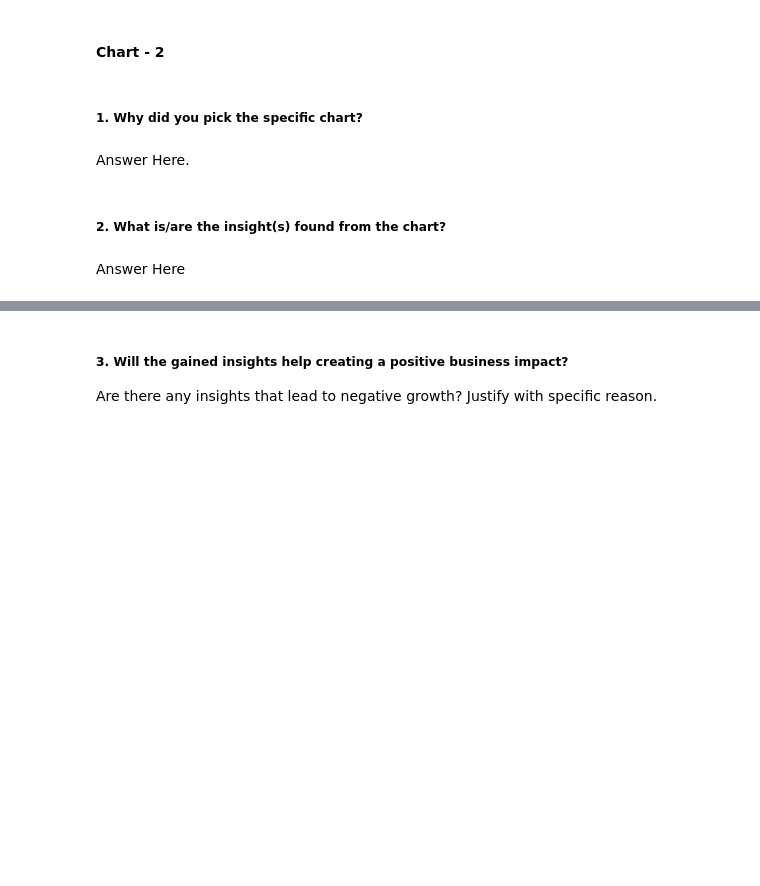
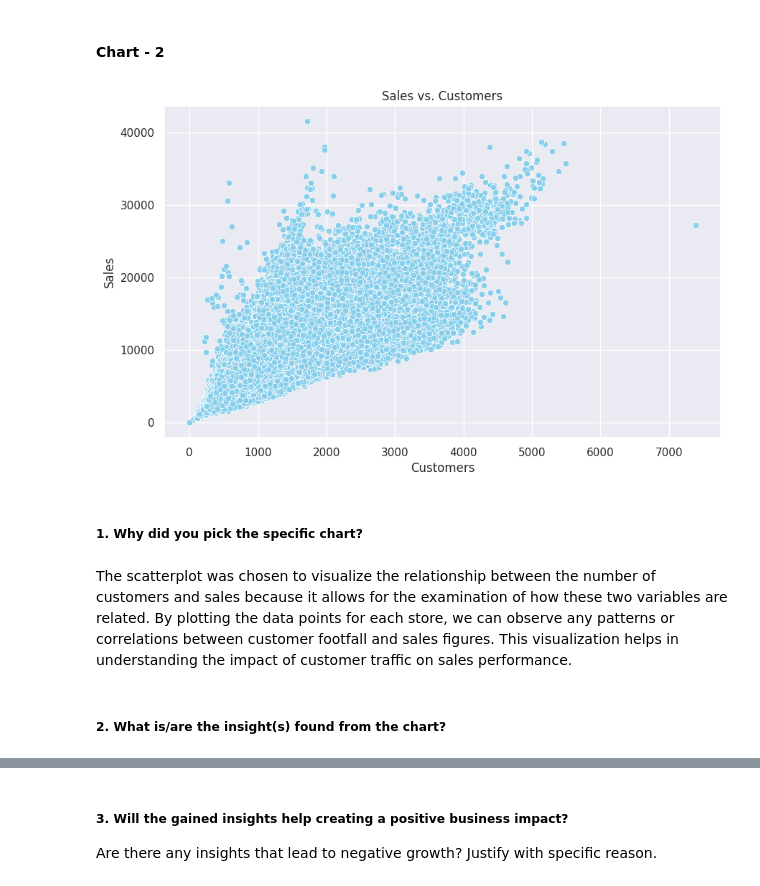
Before and after one commit to dipakpatil2001/Regression-Project-Retail_Sales_Prediction, a Jupyter notebook: Regression_Project_Retail_Sales_Prediction.ipynb, the cells around one changed output, grey strips where cells are left out. Drawn from its saved outputs; the diff is of its cells as text; code cells hidden in the pictures; blank space fills up the shorter version.

```diff
--- a/Regression_Project_Retail_Sales_Prediction.ipynb
+++ b/Regression_Project_Retail_Sales_Prediction.ipynb
@@ -398,8 +666,17 @@ Answer Here
+# %%
+# Chart - 2 visualization code
+# Visualize the relationship between 'Sales' and 'Customers'
+plt.figure(figsize=(10, 6))
+sns.scatterplot(data=total_df, x='Customers', y='Sales', color='skyblue')
+plt.title('Sales vs. Customers')
+plt.xlabel('Customers')
+plt.ylabel('Sales')
+plt.show()
+# %% [output]
+[figure, added]
 # %% [markdown]
 ##### 1. Why did you pick the specific chart?
-# %% [markdown]
-Answer Here.
+# %% [markdown]
+The scatterplot was chosen to visualize the relationship between the number of customers and sales because it allows for the examination of how these two variables are related. By plotting the data points for each store, we can observe any patterns or correlations between customer footfall and sales figures. This visualization helps in understanding the impact of customer traffic on sales performance.
 # %% [markdown]
 ##### 2. What is/are the insight(s) found from the chart?
-# %% [markdown]
-Answer Here
```
Also changed, not shown: parts of 51 cells of this notebook.
